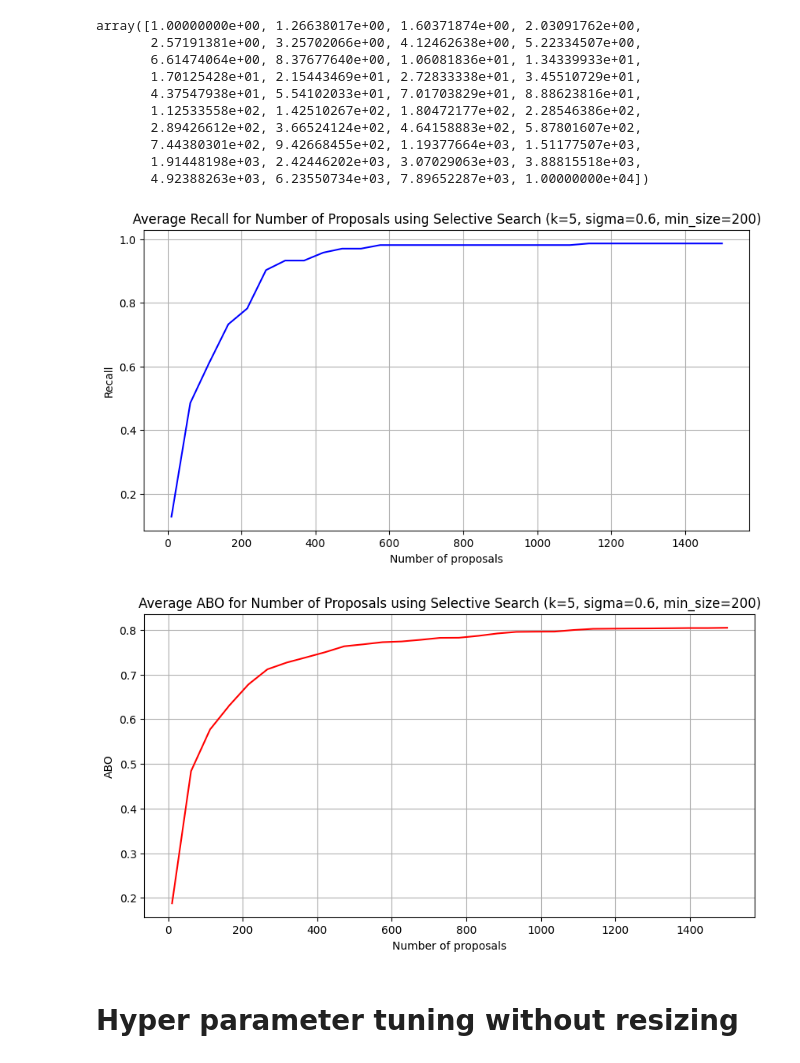
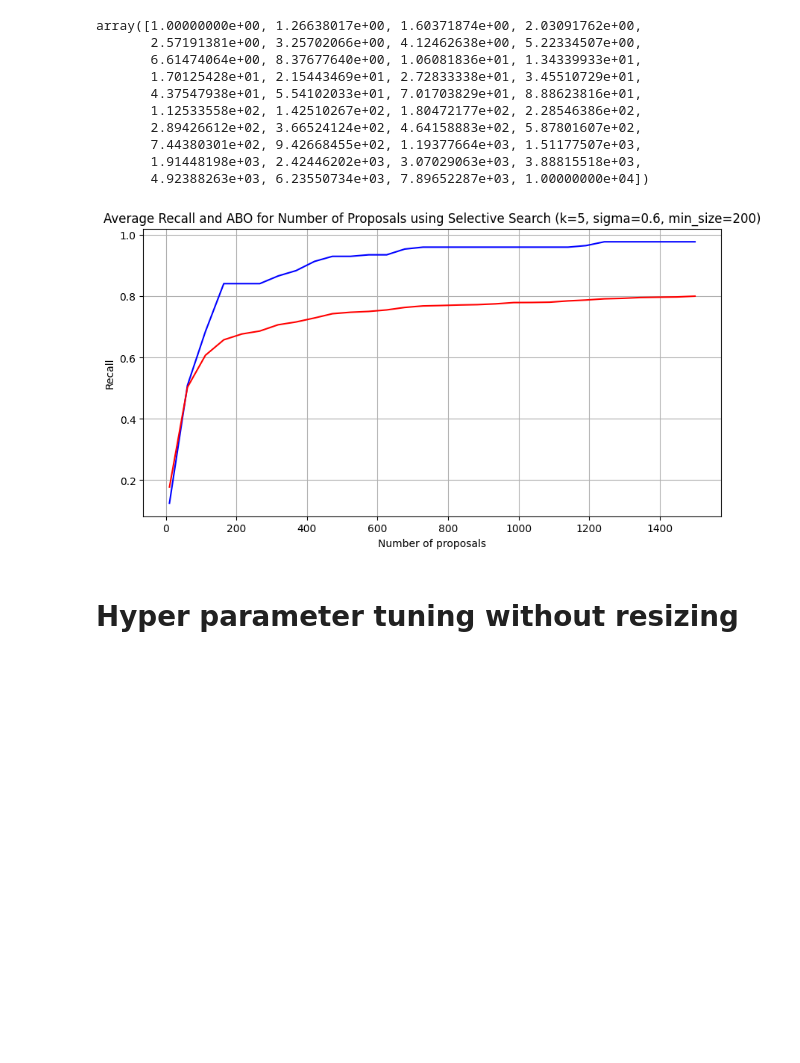
Before and after one commit to Ealbagp/Object-Detection, a Jupyter notebook: Rasmus/Hyperparameter_tuning_for_SS.ipynb, the cells around one changed output. Drawn from its saved outputs; the diff is of its cells as text; code cells hidden in the pictures; blank space fills up the shorter version.

```diff
--- a/Rasmus/Hyperparameter_tuning_for_SS.ipynb
+++ b/Rasmus/Hyperparameter_tuning_for_SS.ipynb
@@ -393,26 +393,17 @@ for count in space:
 # %%
 import matplotlib.pyplot as plt
 
 # Plot for Recall
 plt.figure(figsize=(10, 5))
 plt.plot(space, list(recall_avg.values()), linestyle='-', color='b')
-plt.title('Average Recall for Number of Proposals using Selective Search (k=5, sigma=0.6, min_size=200)')
+plt.plot(space, list(abo_avg.values()), linestyle='-', color='r')
+plt.title('Average Recall and ABO for Number of Proposals using Selective Search (k=5, sigma=0.6, min_size=200)')
 plt.xlabel('Number of proposals')
 plt.ylabel('Recall')
 plt.grid(True)
 plt.show()
-
-# Plot for ABO
-plt.figure(figsize=(10, 5))
-plt.plot(space, list(abo_avg.values()), linestyle='-', color='r')
-plt.title('Average ABO for Number of Proposals using Selective Search (k=5, sigma=0.6, min_size=200)')
-plt.xlabel('Number of proposals')
-plt.ylabel('ABO')
-plt.grid(True)
-plt.show()
 # %% [output]
-[figure, old version]
+[figure, new version]
-[figure, removed]
 # %% [markdown]
 # Hyper parameter tuning without resizing
 # %%
```
Also changed, not shown: parts of 1 cell of this notebook, 8 other files.
